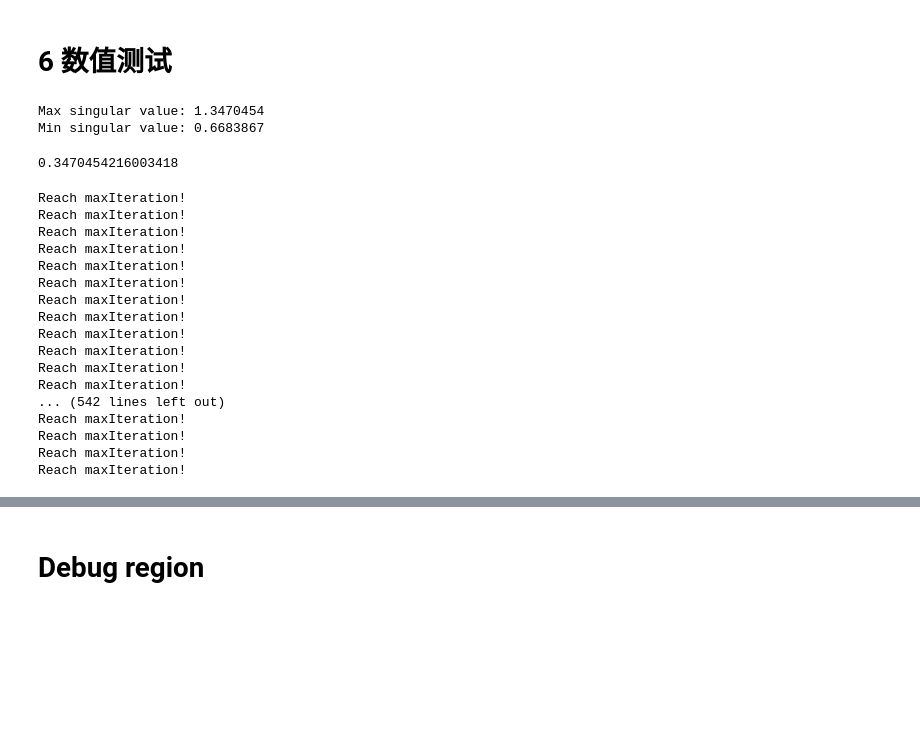
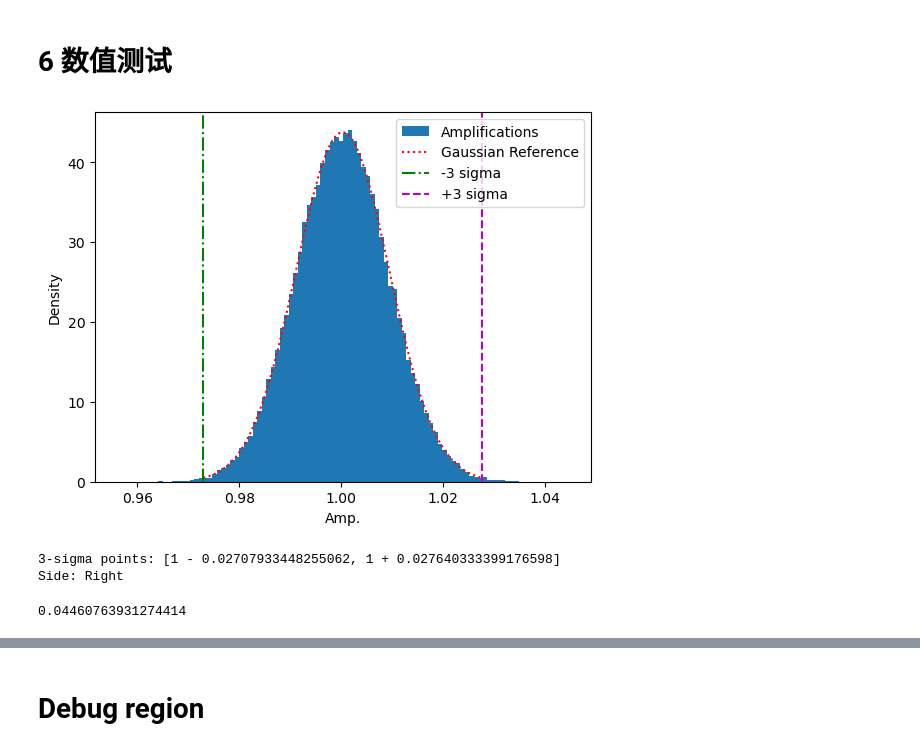
Before and after one commit to LIU-Xnd/CompressiveSensing, a Jupyter notebook: IHT_PKS.ipynb, the cells around one changed output, grey strips where cells are left out. Drawn from its saved outputs; the diff is of its cells as text; code cells hidden in the pictures; blank space fills up the shorter version.

```diff
--- a/IHT_PKS.ipynb
+++ b/IHT_PKS.ipynb
@@ -11,12 +11,12 @@ from itertools import combinations as cb
 def randSamplingMatrix(m,N):
     """
     Return m*N sampling matrix.
-    Use type `np.float32`.
+    Use type `np.float16`.
     """
 
     #用高斯分布抽样并单位化.
-    A = np.random.randn(m,N).astype(np.float32) # Suggest float32+ in accordance with np.linalg.
-    A = A/np.sqrt(m)
+    A = np.random.randn(m,N).astype(np.float16)
+    A = (A/np.sqrt(m)).astype(np.float16)
     return A
 # %% [markdown]
 # 2 Restricted Isometry Constant 估计
@@ -171,7 +171,7 @@ class RIPtest:
         maxSv, minSv = 1, 1
         for t in range(times):
             comb = np.random.choice(range(N),self.s,replace=False)
-            Svs = np.linalg.svd(self.A[:,comb])[1]
+            Svs = np.linalg.svd(self.A[:,comb].astype(np.float32))[1]
                 # `Svs` for 'Singular Values'.
                 # Only accept float32+ type.
             maxSv = max(np.max(Svs),maxSv)
@@ -326,46 +326,20 @@ def randSparseSignal(N=2000,s=50,size=10000,returnSupports=False,allowLowerSpars
 # %%
 # Generate A, X.
 np.random.seed(42)
-A = randSamplingMatrix(1500,2000)
-XX = randSparseSignal(N=2000,s=50,size=10000,returnSupports=True)
-X, Supps = XX['Signals'],XX['Supports']
+A = randSamplingMatrix(6000,10000)
+XX = randSparseSignal(N=10000,s=50,size=1000,returnSupports=True)
+X, Supps = XX['Signals']*10,XX['Supports']
 del XX
 # %%
 # RIP test. s=50.
-RIPtest(A,150).mixedMethod(1000)
+# 3s=150, 1000 trials, A: 2000*10000 -> 100sec.
+# 8000*10000 -> >32min.
+# RIPtest(A,150).mixedMethod(1000)
-# %% [output]
-Max singular value: 1.3470454
-Min singular value: 0.6683867
-0.3470454216003418
-# %%
-# Average err.
-Y = np.dot(A,X)
-priorSuppRatio = 0.2 # Editable.
-Rerrs = np.zeros(1000)
-for t in range(1000):
-    y = Y[:,t]
-    x = X[:,t]
-    supp = np.array(list(set(Supps[:,t])))
-    prior = np.random.choice(supp,int(len(supp)*priorSuppRatio))
-    result = IHT_PKS(y,A,50,T0=prior,haltingRule=None,
-            maxIteration=50,xReal=x,suppReal=supp,showPrecisionAndRecall=False)
-                # Editable.
-    Rerrs[t] = result['relativeErrY']
-# %% [output]
-Reach maxIteration!
-Reach maxIteration!
-Reach maxIteration!
-Reach maxIteration!
-Reach maxIteration!
-Reach maxIteration!
-Reach maxIteration!
-Reach maxIteration!
-Reach maxIteration!
-Reach maxIteration!
-Reach maxIteration!
-Reach maxIteration!
-... (542 lines left out)
-Reach maxIteration!
-Reach maxIteration!
-Reach maxIteration!
-Reach maxIteration!
+# %%
+# Fast RIP test. 100sec.
+RIPtest(A,150).monteCarlo()
+# %% [output]
+[figure, added]
+3-sigma points: [1 - 0.02707933448255062, 1 + 0.027640333399176598]
+Side: Right
+0.04460763931274414
```
Also changed, not shown: parts of 6 cells of this notebook.
